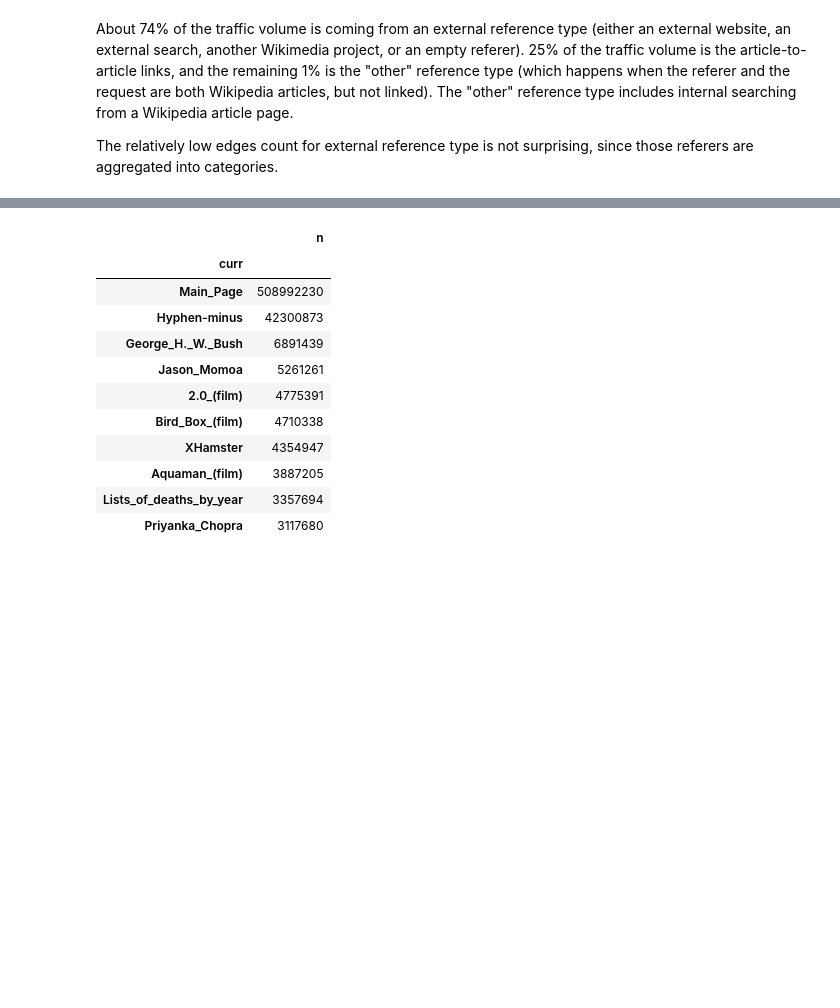
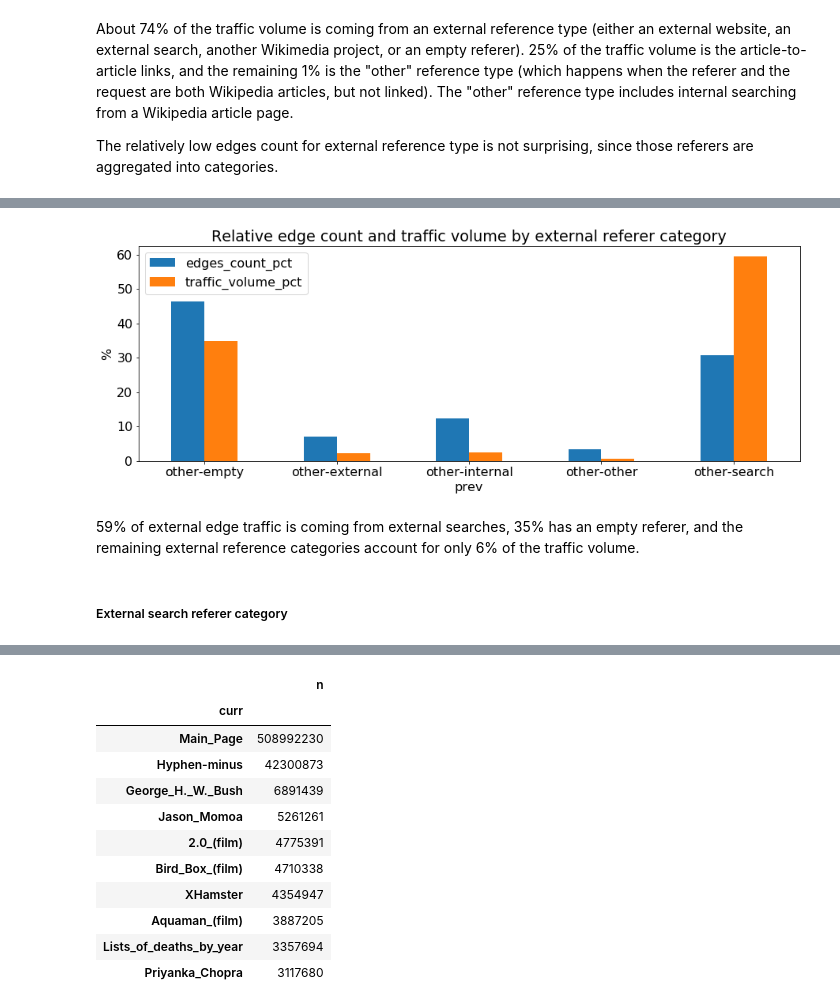
Before and after one commit to 33eyes/wiki-clickstream-graph, a Jupyter notebook: checking_a_sample_raw_dataset.ipynb, the cells around one changed output, grey strips where cells are left out. Cells and saved outputs as stored; diff of their text form; code cells hidden in the pictures; blank space fills up the shorter version.

```diff
--- a/checking_a_sample_raw_dataset.ipynb
+++ b/checking_a_sample_raw_dataset.ipynb
@@ -523,0 +557,11 @@ The relatively low edges count for external reference type is not surprising, si
+# %%
+edges_count = external_edges.groupby("prev").n.count()
+edges_count.rename("edges_count", inplace=True)
+traffic_volume = external_edges.groupby("prev").n.sum()
+traffic_volume.rename("traffic_volume", inplace=True)
+summary_by_prev = pd.concat([edges_count, traffic_volume], axis=1)
+
+summary_by_prev["edges_count_pct"] = summary_by_prev["edges_count"] / summary_by_prev["edges_count"].sum()
+summary_by_prev["traffic_volume_pct"] = summary_by_prev["traffic_volume"] / summary_by_prev["traffic_volume"].sum()
+
+summary_by_prev
@@ -523,0 +576,16 @@ The relatively low edges count for external reference type is not surprising, si
+# %%
+ax = plt.gca()
+(summary_by_prev[["edges_count_pct", "traffic_volume_pct"]]*100).plot(kind = "bar", ax=ax)
+plt.xticks(np.arange(len(summary_by_prev.index)), summary_by_prev.index, rotation=0)
+ax.set_title("Relative edge count and traffic volume by external referer category")
+ax.set_ylabel("%")
+
+# adjust this fig size
+fig = plt.gcf()
+fig.set_size_inches(15,5);
+# %% [output]
+[figure, added]
+# %% [markdown]
+59% of external edge traffic is coming from external searches, 35% has an empty referer, and the remaining external reference categories account for only 6% of the traffic volume.
+# %% [markdown]
+##### External search referer category
```
Also changed, not shown: parts of 40 cells of this notebook.
